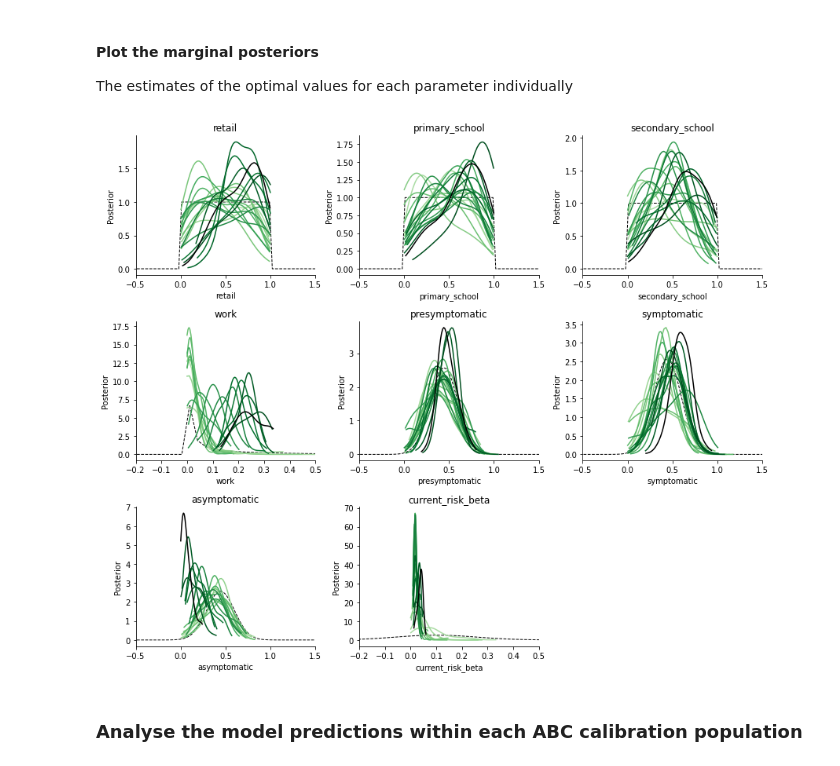
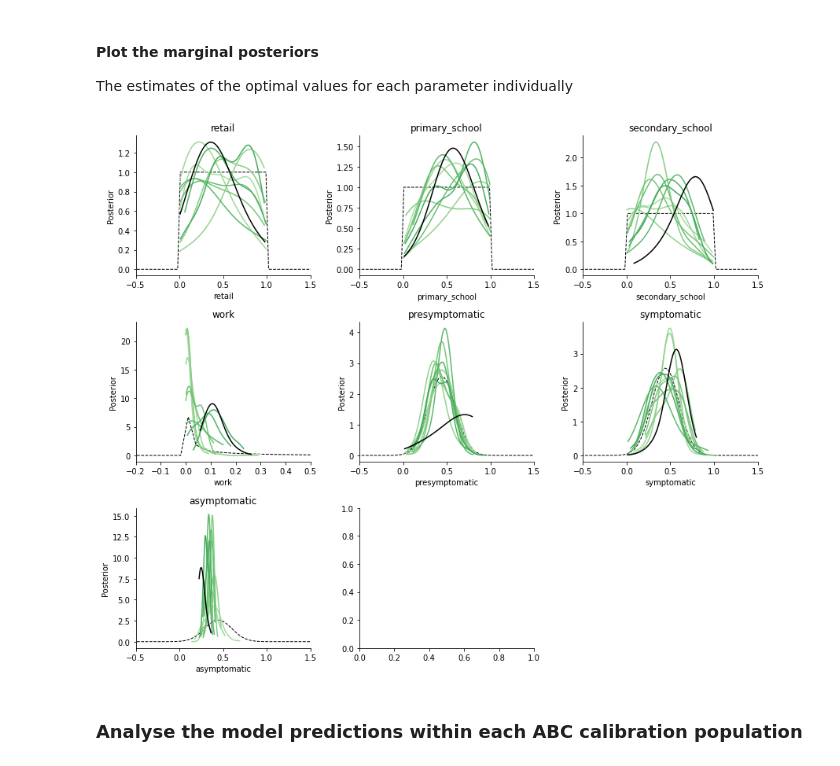
Before and after one commit to Urban-Analytics/RAMP-UA, a Jupyter notebook: experiments/calibration/InitialModelCalibration-ResultsAnalysis.ipynb, the cells around one changed output. Saved outputs shown, nothing was run; the diff lists cells and outputs as text; code cells hidden in the pictures.

```diff
--- a/experiments/calibration/InitialModelCalibration-ResultsAnalysis.ipynb
+++ b/experiments/calibration/InitialModelCalibration-ResultsAnalysis.ipynb
@@ -124,9 +124,6 @@ cases_devon_daily_summed_weekly = cases_devon_daily[week_end_days]
 # %% [markdown]
 #### Define priors
 # %%
-# Current risk beta
-current_risk_beta_rv = pyabc.RV("norm", 0.1, 0.155)
-
 # School and retail are all uniform between 0-1
 retail_rv, primary_school_rv, secondary_school_rv = ( pyabc.RV("uniform", 0, 1) for _ in range(3)  )
 # Work needs some dampening because we know that workplaces are too big in the current implementation
@@ -138,8 +135,7 @@ presymptomatic_rv, symptomatic_rv, asymptomatic_rv = (pyabc.RV("norm", 0.444, 0.
 
 # Group all random variables together and give them a string name (this is needed for the distribution later)
 all_rv = { "retail": retail_rv, "primary_school": primary_school_rv, "secondary_school": secondary_school_rv, "work": work_rv,
-    "presymptomatic": presymptomatic_rv, "symptomatic": symptomatic_rv, "asymptomatic": asymptomatic_rv,
-    "current_risk_beta":current_risk_beta_rv}
+    "presymptomatic": presymptomatic_rv, "symptomatic": symptomatic_rv, "asymptomatic": asymptomatic_rv}
 
 # Can decorate normal distributions later to make sure they are positive
 decorated_rvs = {name: pyabc.LowerBoundDecorator(rv, 0.0) for name, rv in all_rv.items()}
@@ -196,11 +192,11 @@ ax.legend()
 # %% [markdown]
 ### Load ABC model results
 # %%
-n_pops = 20
-n_particles = 200
+n_pops = 10
+n_particles = 150
 ITERATIONS = ITERATIONS
 # %%
-fname = "InitialModelCalibration-{}pops-{}particles-{}days.pkl".format(n_pops, n_particles, ITERATIONS)
+fname = "InitialModelCalibration-{}pops-{}particles-{}days_constantCRB.pkl".format(n_pops, n_particles, ITERATIONS)
 with open(fname, "rb") as f:
             abc_history = pickle.load(f)
 # %% [markdown]
@@ -235,36 +231,36 @@ The estimates of the optimal values for each parameter individually
 fig, axes = plt.subplots(3,3, figsize=(12,10))
 # define colour map
 evenly_spaced_interval = np.linspace(0.35, 1, 20)
 colors = [cm.Greens(x) for x in evenly_spaced_interval]
 
 for i, param in enumerate(original_priors.keys()):
     ax = axes.flat[i]
     # Add parameter priors
     priors_x = np.linspace(-1, 2, 99)  # (specified so that we have some whole numbers)
     ax.plot(priors_x, pyabc.Distribution(param=all_rv[param]).pdf({"param": priors_x}),
             color = 'black', label = 'Prior', linewidth  = 1, linestyle ='dashed')
     # Add distributions
     for t in range(abc_history.max_t + 1):
         color = colors[t]
         df, w = abc_history.get_distribution(m=0, t=t)
         pyabc.visualization.plot_kde_1d(df, w, x=param, ax=ax,
             label=f"t={t}",
             #alpha=1.0 if t==0 else float(t)/history.max_t, # Make earlier populations transparent
             color= 'black' if t==abc_history.max_t else color) # Make the last one black
         if param!="work":
             ax.set_xlim(-0.5,1.5)
         if param =='work':
              ax.set_xlim(-0.2,0.5)
-        if param =='current_risk_beta':
-             ax.set_xlim(-0.2,0.5)
+#         if param =='current_risk_beta':
+#              ax.set_xlim(-0.2,0.5)
         #ax.legend(fontsize="small")
         #ax.axvline(x=posterior_df.loc[1,param], color="grey", linestyle="dashed")
         #ax.set_title(f"{param}: {posterior_df.loc[0,param]}")
         ax.set_title(f"{param}")
 axes[2,2].set_axis_off()
 fig.tight_layout()
 # %% [output]
-[figure, old version]
+[figure, new version]
 # %% [markdown]
 ### Analyse the model predictions within each ABC calibration population
 # %% [markdown]
```
Also changed, not shown: parts of 10 cells of this notebook.
